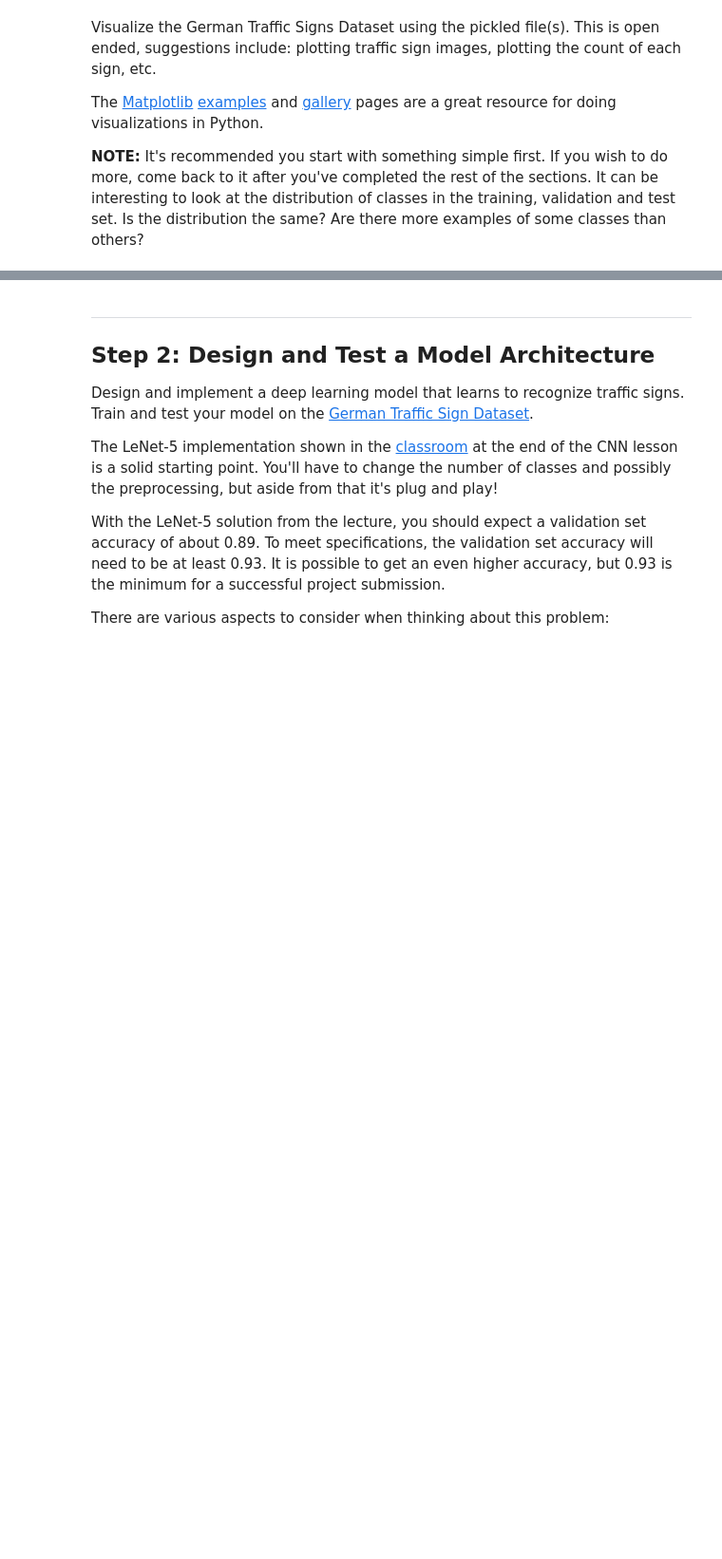
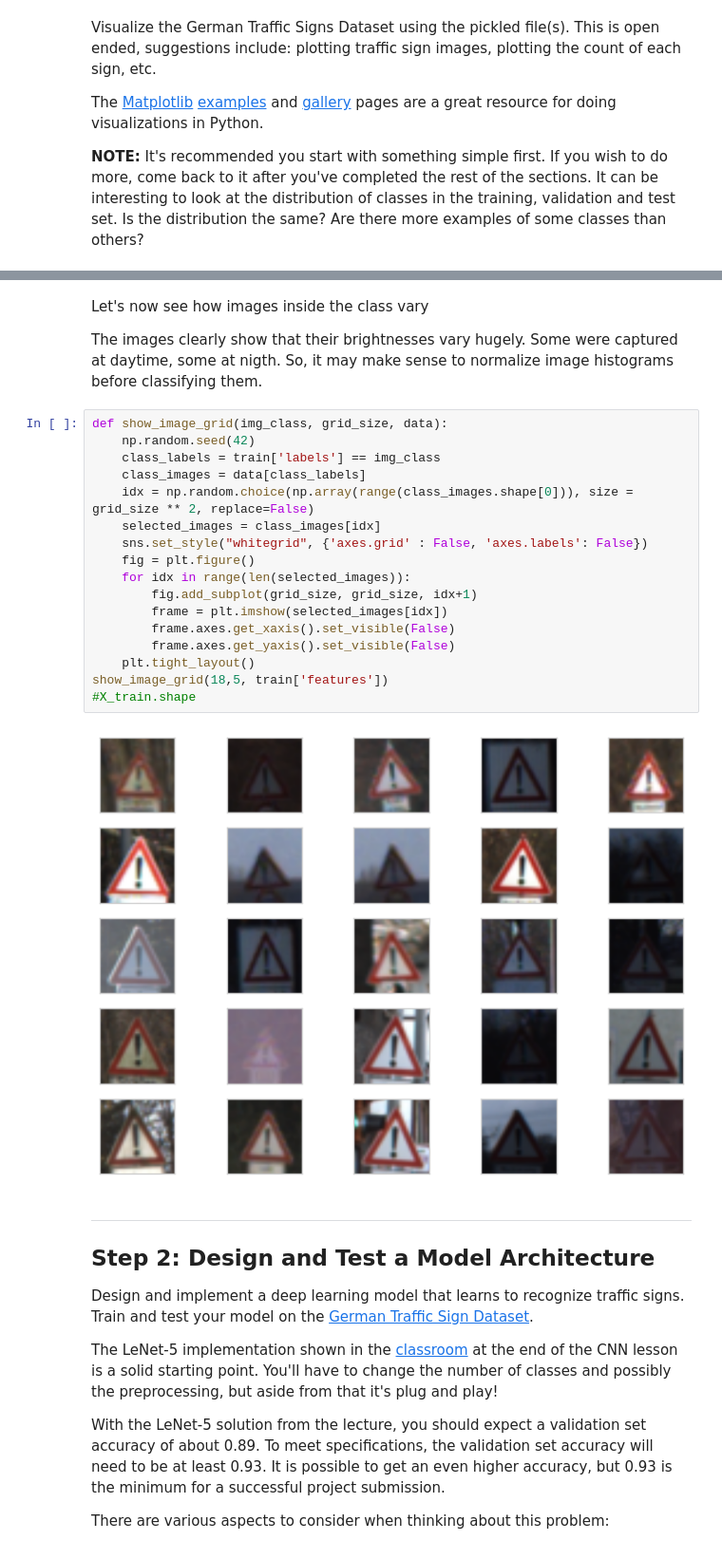
Before and after one commit to vanjacksing/SelfDriving, a Jupyter notebook: Project2_TrafficSigns/Traffic_Sign_Classifier.ipynb, the cells around one changed output, grey strips where cells are left out. Shown: that part at 95% size. Saved outputs shown, nothing was run; the diff lists cells and outputs as text; blank space fills up the shorter version.

```diff
--- a/Project2_TrafficSigns/Traffic_Sign_Classifier.ipynb
+++ b/Project2_TrafficSigns/Traffic_Sign_Classifier.ipynb
@@ -111,3 +193,26 @@ print(y_train[index])
+# %% [markdown]
+Let's now see how images inside the class vary
+
+The images clearly show that their brightnesses vary hugely. Some were captured at daytime, some at nigth. So, it may make sense to normalize image histograms before classifying them.
+# %%
+def show_image_grid(img_class, grid_size, data):
+    np.random.seed(42)
+    class_labels = train['labels'] == img_class
+    class_images = data[class_labels]
+    idx = np.random.choice(np.array(range(class_images.shape[0])), size = grid_size ** 2, replace=False)
+    selected_images = class_images[idx]
+    sns.set_style("whitegrid", {'axes.grid' : False, 'axes.labels': False})
+    fig = plt.figure()
+    for idx in range(len(selected_images)):
+        fig.add_subplot(grid_size, grid_size, idx+1)
+        frame = plt.imshow(selected_images[idx])
+        frame.axes.get_xaxis().set_visible(False)
+        frame.axes.get_yaxis().set_visible(False)
+    plt.tight_layout()
+show_image_grid(18,5, train['features'])
+#X_train.shape
+# %% [output]
+[figure, added]
 # %% [markdown]
 ----
 
```
Also changed, not shown: parts of 26 cells of this notebook, 2 other files.
